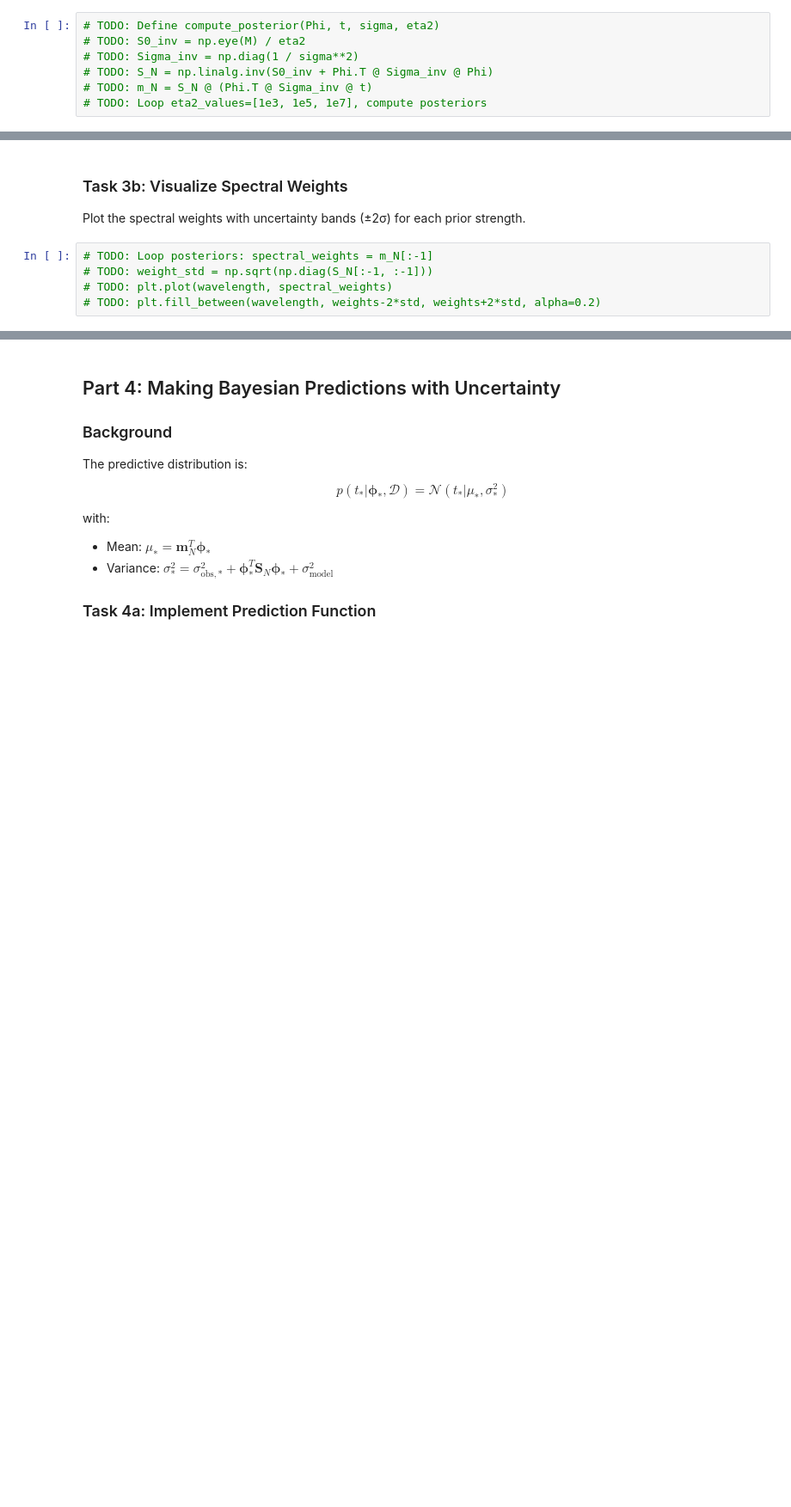
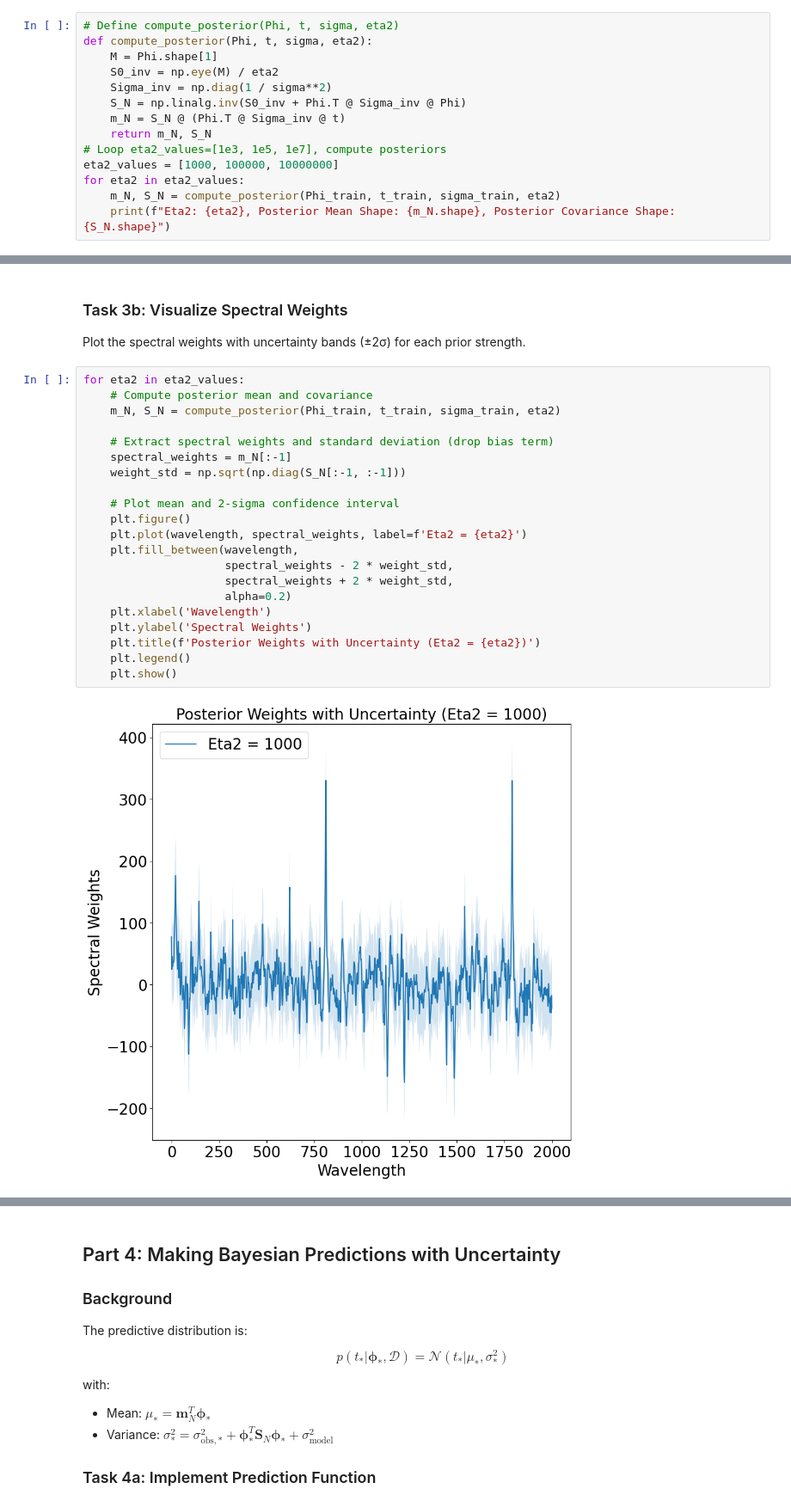
Before and after one commit to NirmalKumarMari/PHYS-434, a Jupyter notebook: lab_6_template.ipynb, the cells around one changed output, grey strips where cells are left out. Shown at 86% size. Drawn from its saved outputs; the diff is of its cells as text; blank space fills up the shorter version.

```diff
--- a/lab_6_template.ipynb
+++ b/lab_6_template.ipynb
@@ -133,9 +234,16 @@ where:
 
 Implement the posterior computation for different prior strengths $\eta^2$ = [1000, 100000, 10000000].
 # %%
-# TODO: Define compute_posterior(Phi, t, sigma, eta2)
-# TODO: S0_inv = np.eye(M) / eta2
-# TODO: Sigma_inv = np.diag(1 / sigma**2)
-# TODO: S_N = np.linalg.inv(S0_inv + Phi.T @ Sigma_inv @ Phi)
-# TODO: m_N = S_N @ (Phi.T @ Sigma_inv @ t)
-# TODO: Loop eta2_values=[1e3, 1e5, 1e7], compute posteriors
+# Define compute_posterior(Phi, t, sigma, eta2)
+def compute_posterior(Phi, t, sigma, eta2):
+    M = Phi.shape[1]
+    S0_inv = np.eye(M) / eta2
+    Sigma_inv = np.diag(1 / sigma**2)
+    S_N = np.linalg.inv(S0_inv + Phi.T @ Sigma_inv @ Phi)
+    m_N = S_N @ (Phi.T @ Sigma_inv @ t)
+    return m_N, S_N
+# Loop eta2_values=[1e3, 1e5, 1e7], compute posteriors
+eta2_values = [1000, 100000, 10000000]
+for eta2 in eta2_values:
+    m_N, S_N = compute_posterior(Phi_train, t_train, sigma_train, eta2)
+    print(f"Eta2: {eta2}, Posterior Mean Shape: {m_N.shape}, Posterior Covariance Shape: {S_N.shape}")
@@ -148,7 +267,25 @@ Implement the posterior computation for different prior strengths $\eta^2$ = [10
 
 Plot the spectral weights with uncertainty bands (±2σ) for each prior strength.
 # %%
-# TODO: Loop posteriors: spectral_weights = m_N[:-1]
-# TODO: weight_std = np.sqrt(np.diag(S_N[:-1, :-1]))
-# TODO: plt.plot(wavelength, spectral_weights)
-# TODO: plt.fill_between(wavelength, weights-2*std, weights+2*std, alpha=0.2)
+for eta2 in eta2_values:
+    # Compute posterior mean and covariance
+    m_N, S_N = compute_posterior(Phi_train, t_train, sigma_train, eta2)
+
+    # Extract spectral weights and standard deviation (drop bias term)
+    spectral_weights = m_N[:-1]
+    weight_std = np.sqrt(np.diag(S_N[:-1, :-1]))
+
+    # Plot mean and 2-sigma confidence interval
+    plt.figure()
+    plt.plot(wavelength, spectral_weights, label=f'Eta2 = {eta2}')
+    plt.fill_between(wavelength,
+                     spectral_weights - 2 * weight_std,
+                     spectral_weights + 2 * weight_std,
+                     alpha=0.2)
+    plt.xlabel('Wavelength')
+    plt.ylabel('Spectral Weights')
+    plt.title(f'Posterior Weights with Uncertainty (Eta2 = {eta2})')
+    plt.legend()
+    plt.show()
+# %% [output]
+[figure, added]
```
Also changed, not shown: parts of 20 cells of this notebook.
